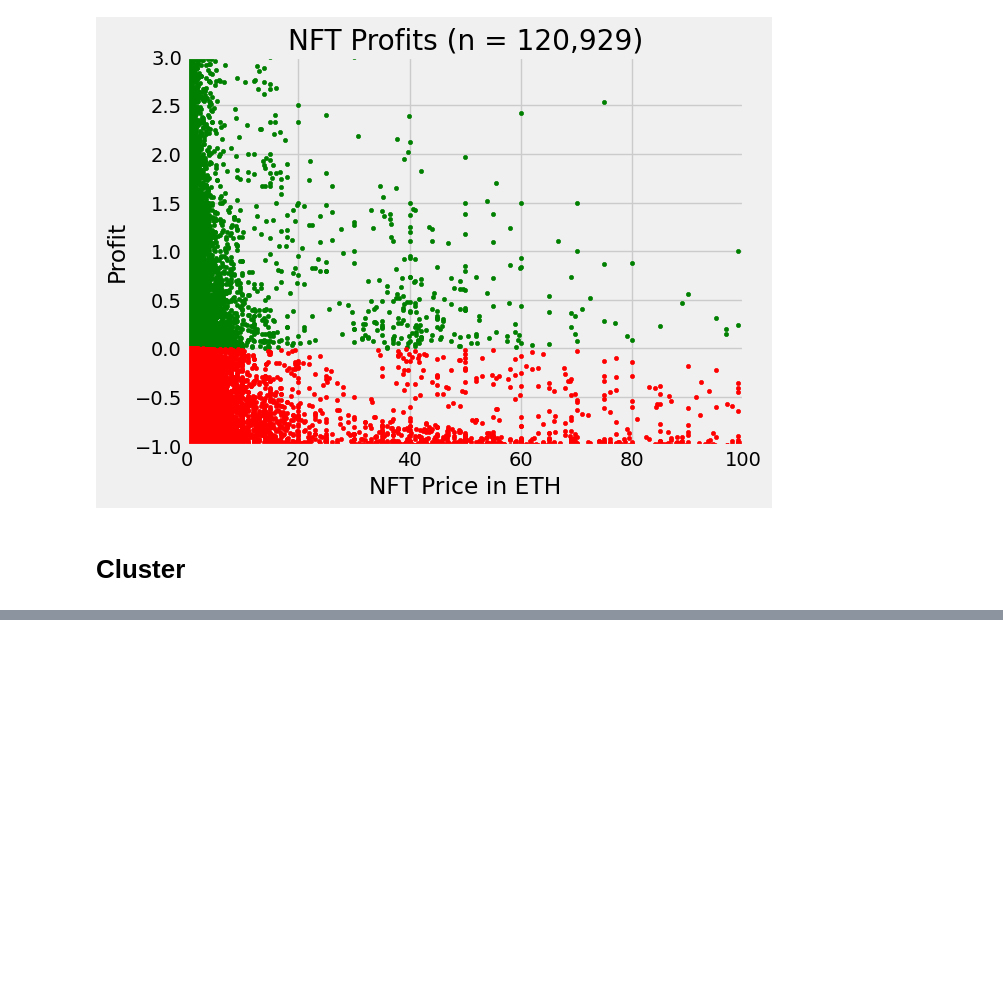
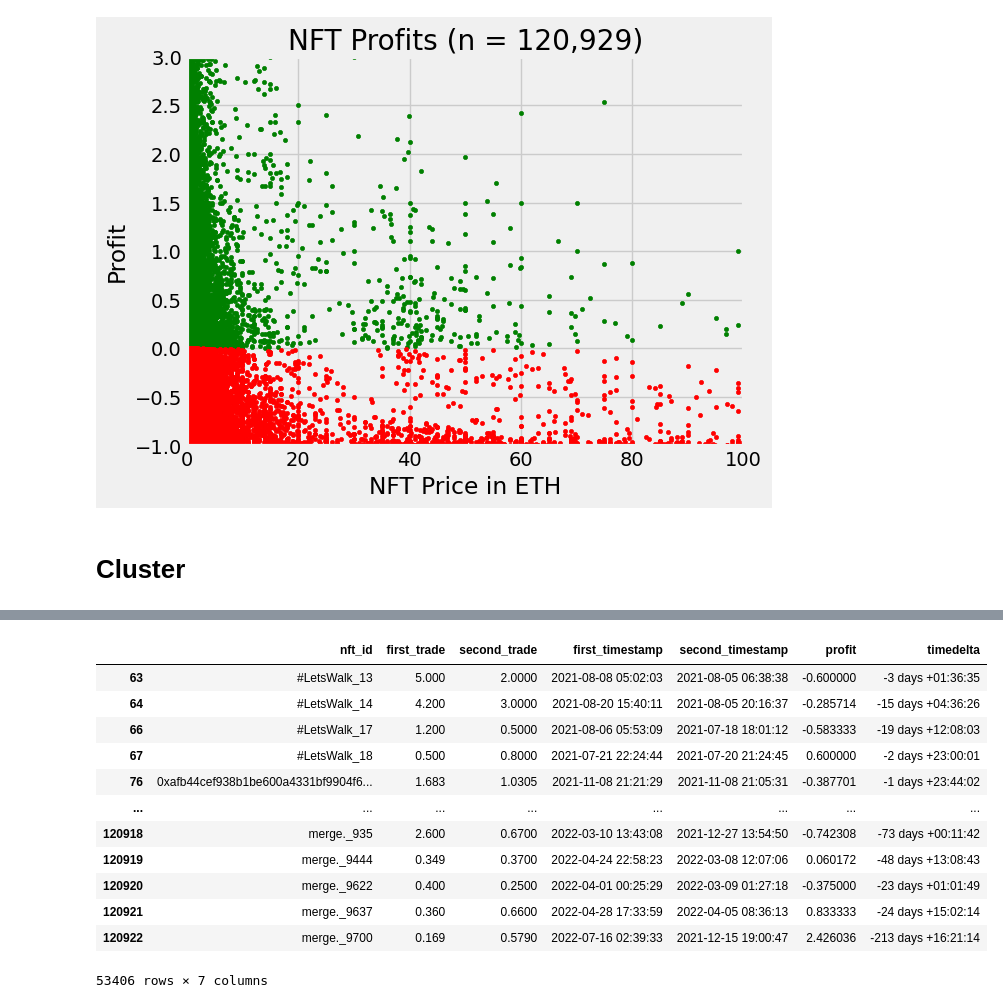
Before and after one commit to vfcapital/bachelor-thesis, a Jupyter notebook: bachelorthesis/nft_analysis.ipynb, the cells around one changed output, grey strips where cells are left out. Saved outputs shown, nothing was run; the diff lists cells and outputs as text; code cells hidden in the pictures; blank space fills up the shorter version.

```diff
--- a/bachelorthesis/nft_analysis.ipynb
+++ b/bachelorthesis/nft_analysis.ipynb
@@ -22,0 +15,2 @@ nft_profits
+# %%
+nft_profits = nft_trades[["nft_id", "price_usd"]]
@@ -46,3 +144,7 @@ plt.show()
 [figure]
 # %% [markdown]
 # Cluster
+# %%
+nft_profits["timedelta"] = pd.to_datetime(
+    nft_profits["second_timestamp"]
+) - pd.to_datetime(nft_profits["first_timestamp"])
@@ -49,3 +171,19 @@ plt.show()
+# %%
+nft_profits[nft_profits["timedelta"] < timedelta(0)]
+# %% [output]
+|  | nft_id | first_trade | second_trade | first_timestamp | second_timestamp | profit | timedelta |
+| 63 | #LetsWalk_13 | 5.000 | 2.0000 | 2021-08-08 05:02:03 | 2021-08-05 06:38:38 | -0.600000 | -3 days +01:36:35 |
+| 64 | #LetsWalk_14 | 4.200 | 3.0000 | 2021-08-20 15:40:11 | 2021-08-05 20:16:37 | -0.285714 | -15 days +04:36:26 |
+| 66 | #LetsWalk_17 | 1.200 | 0.5000 | 2021-08-06 05:53:09 | 2021-07-18 18:01:12 | -0.583333 | -19 days +12:08:03 |
+| 67 | #LetsWalk_18 | 0.500 | 0.8000 | 2021-07-21 22:24:44 | 2021-07-20 21:24:45 | 0.600000 | -2 days +23:00:01 |
+| 76 | 0xafb44cef938b1be600a4331bf9904f6... | 1.683 | 1.0305 | 2021-11-08 21:21:29 | 2021-11-08 21:05:31 | -0.387701 | -1 days +23:44:02 |
+| ... | ... | ... | ... | ... | ... | ... | ... |
+| 120918 | merge._935 | 2.600 | 0.6700 | 2022-03-10 13:43:08 | 2021-12-27 13:54:50 | -0.742308 | -73 days +00:11:42 |
+| 120919 | merge._9444 | 0.349 | 0.3700 | 2022-04-24 22:58:23 | 2022-03-08 12:07:06 | 0.060172 | -48 days +13:08:43 |
+| 120920 | merge._9622 | 0.400 | 0.2500 | 2022-04-01 00:25:29 | 2022-03-09 01:27:18 | -0.375000 | -23 days +01:01:49 |
+| 120921 | merge._9637 | 0.360 | 0.6600 | 2022-04-28 17:33:59 | 2022-04-05 08:36:13 | 0.833333 | -24 days +15:02:14 |
+| 120922 | merge._9700 | 0.169 | 0.5790 | 2022-07-16 02:39:33 | 2021-12-15 19:00:47 | 2.426036 | -213 days +16:21:14 |
+53406 rows × 7 columns
 # %%
 # 0 - 0.5 ETH
 # %%
```
Also changed, not shown: parts of 17 cells of this notebook, 2 other files.
